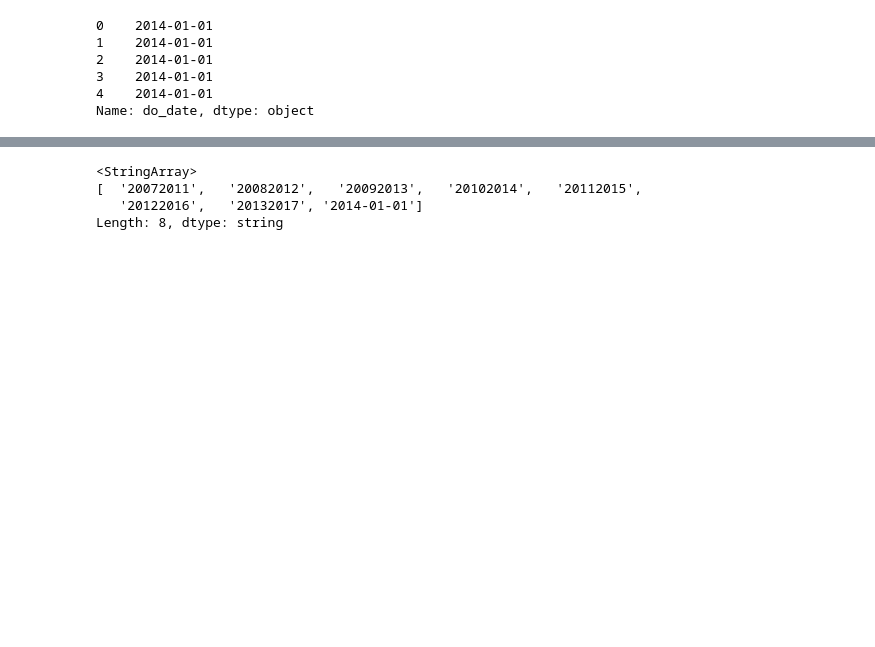
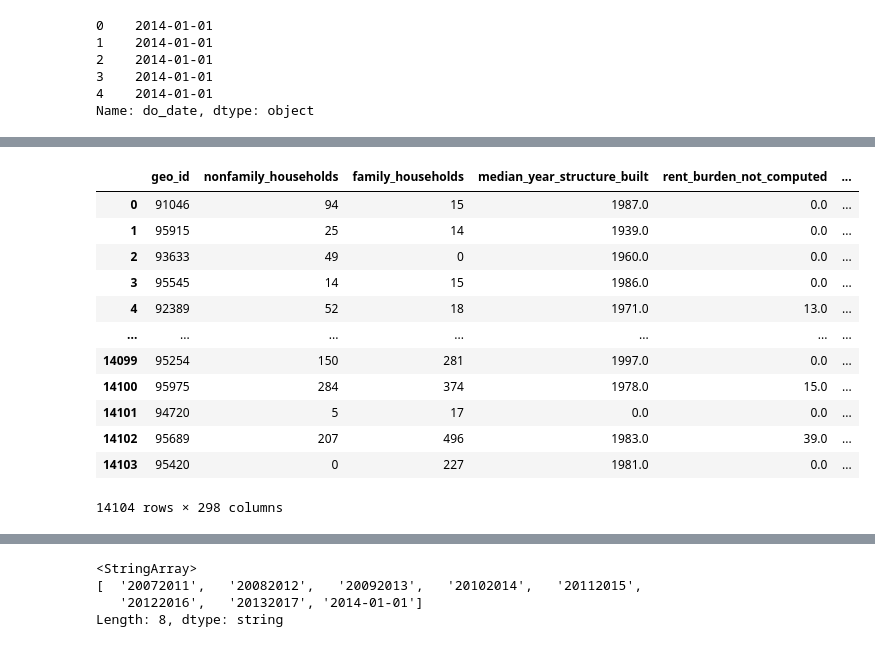
Before and after one commit to Skipp-py/NYCDSA_Capstone, a Jupyter notebook: Ayelet/merged_acs_cali_allyrs-2.ipynb, the cells around one changed output, grey strips where cells are left out. Cells and saved outputs as stored; diff of their text form; code cells hidden in the pictures; blank space fills up the shorter version.

```diff
--- a/Ayelet/merged_acs_cali_allyrs-2.ipynb
+++ b/Ayelet/merged_acs_cali_allyrs-2.ipynb
@@ -111,3 +119,21 @@ data_cali=data_[data_['geo_id'].apply(lambda x: x.startswith('06'))]
+# %%
+data_ = pd.merge(data_, zipcodes, how='left', left_on=['geo_id'], right_on=['zip'])
+data_cali = data_.loc[data_['state'].str.contains('CA', case=True, regex=False, na=False)]
+data_cali
+# %% [output]
+|  | geo_id | nonfamily_households | family_households | median_year_structure_built | rent_burden_not_computed | ... |
+| 0 | 91046 | 94 | 15 | 1987.0 | 0.0 | ... |
+| 1 | 95915 | 25 | 14 | 1939.0 | 0.0 | ... |
+| 2 | 93633 | 49 | 0 | 1960.0 | 0.0 | ... |
+| 3 | 95545 | 14 | 15 | 1986.0 | 0.0 | ... |
+| 4 | 92389 | 52 | 18 | 1971.0 | 13.0 | ... |
+| ... | ... | ... | ... | ... | ... | ... |
+| 14099 | 95254 | 150 | 281 | 1997.0 | 0.0 | ... |
+| 14100 | 95975 | 284 | 374 | 1978.0 | 15.0 | ... |
+| 14101 | 94720 | 5 | 17 | 0.0 | 0.0 | ... |
+| 14102 | 95689 | 207 | 496 | 1983.0 | 39.0 | ... |
+| 14103 | 95420 | 0 | 227 | 1981.0 | 0.0 | ... |
+14104 rows × 298 columns
 # %%
 data_cali.isnull().sum()
 # %% [output]
```
Also changed, not shown: parts of 6 cells of this notebook, 2 other files.
